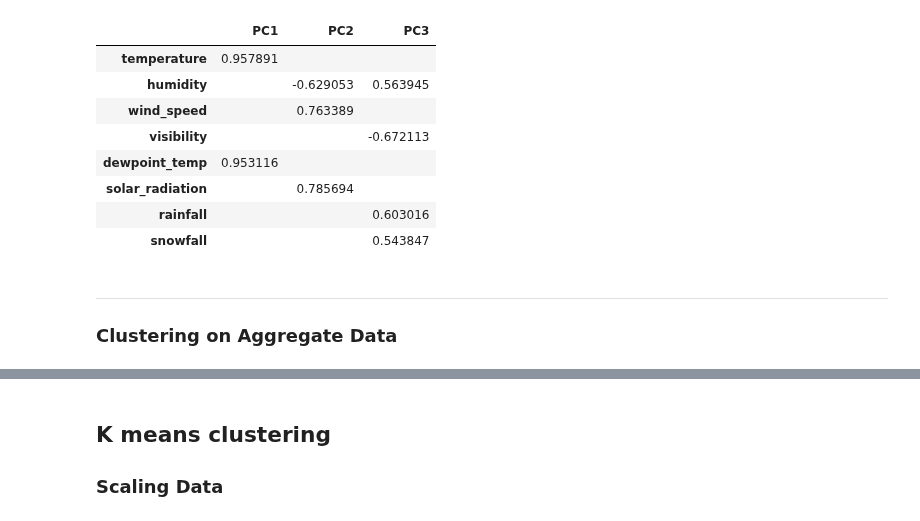
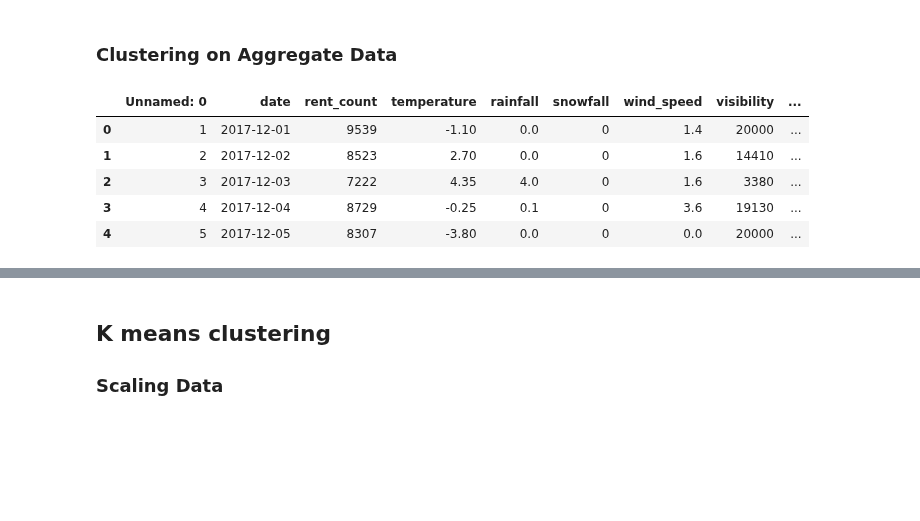
Before and after one commit to Jiian/seoulbike, a Jupyter notebook: clustering_analysis/clustering_analysis.ipynb, the cells around one changed output, grey strips where cells are left out. Cells and saved outputs as stored; diff of their text form; code cells hidden in the pictures; blank space fills up the shorter version.

```diff
--- a/clustering_analysis/clustering_analysis.ipynb
+++ b/clustering_analysis/clustering_analysis.ipynb
@@ -616,21 +49,17 @@ final_pca_cluster
-# %%
-pca_label
-# %% [output]
-|  | PC1 | PC2 | PC3 |
-| temperature | 0.957891 |  |  |
-| humidity |  | -0.629053 | 0.563945 |
-| wind_speed |  | 0.763389 |  |
-| visibility |  |  | -0.672113 |
-| dewpoint_temp | 0.953116 |  |  |
-| solar_radiation |  | 0.785694 |  |
-| rainfall |  |  | 0.603016 |
-| snowfall |  |  | 0.543847 |
 # %% [markdown]
----
 ### Clustering on Aggregate Data
 # %%
 bike_agg = pd.read_csv('../PCA/bike_agg_with_season_no.csv')
 bike_agg = bike_agg[bike_agg.rent_count > 0].reset_index(drop=True)
+# %%
+bike_agg.head()
+# %% [output]
+|  | Unnamed: 0 | date | rent_count | temperature | rainfall | snowfall | wind_speed | visibility | ... |
+| 0 | 1 | 2017-12-01 | 9539 | -1.10 | 0.0 | 0 | 1.4 | 20000 | ... |
+| 1 | 2 | 2017-12-02 | 8523 | 2.70 | 0.0 | 0 | 1.6 | 14410 | ... |
+| 2 | 3 | 2017-12-03 | 7222 | 4.35 | 4.0 | 0 | 1.6 | 3380 | ... |
+| 3 | 4 | 2017-12-04 | 8729 | -0.25 | 0.1 | 0 | 3.6 | 19130 | ... |
+| 4 | 5 | 2017-12-05 | 8307 | -3.80 | 0.0 | 0 | 0.0 | 20000 | ... |
 # %%
 bike_agg.describe()
 # %% [output]
```
Also changed, not shown: parts of 125 cells of this notebook.
